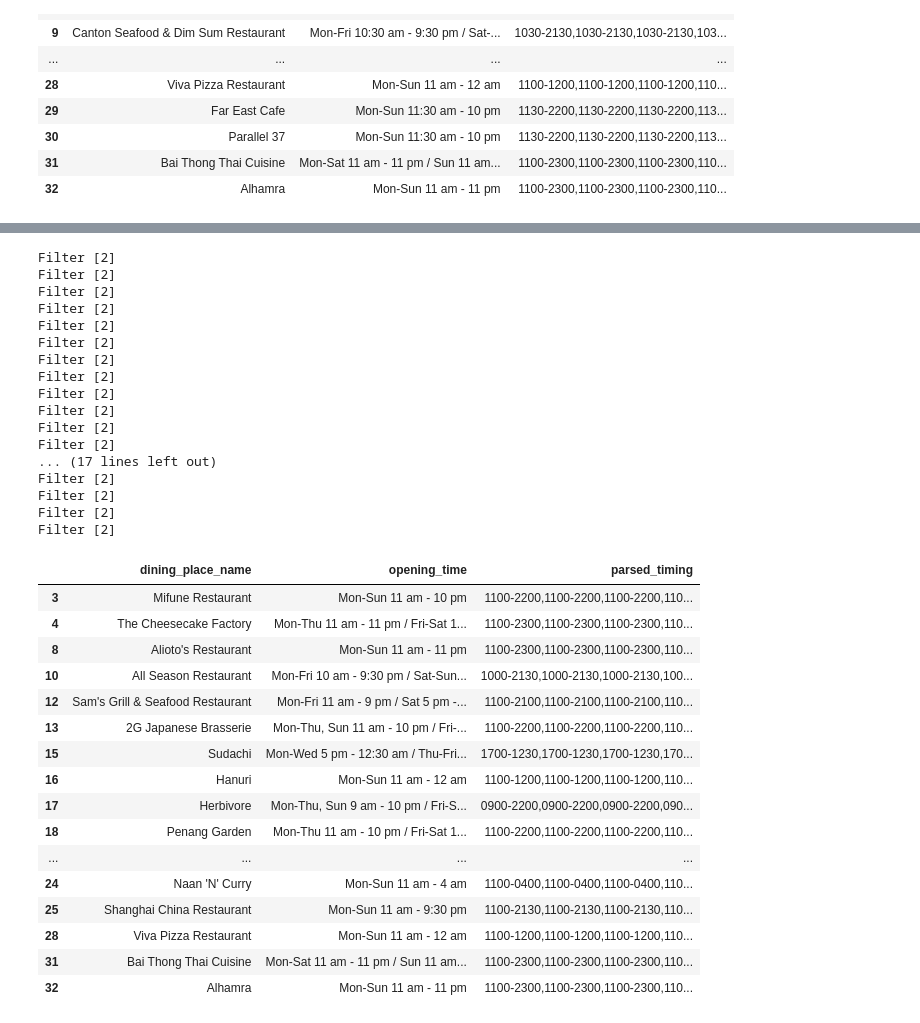
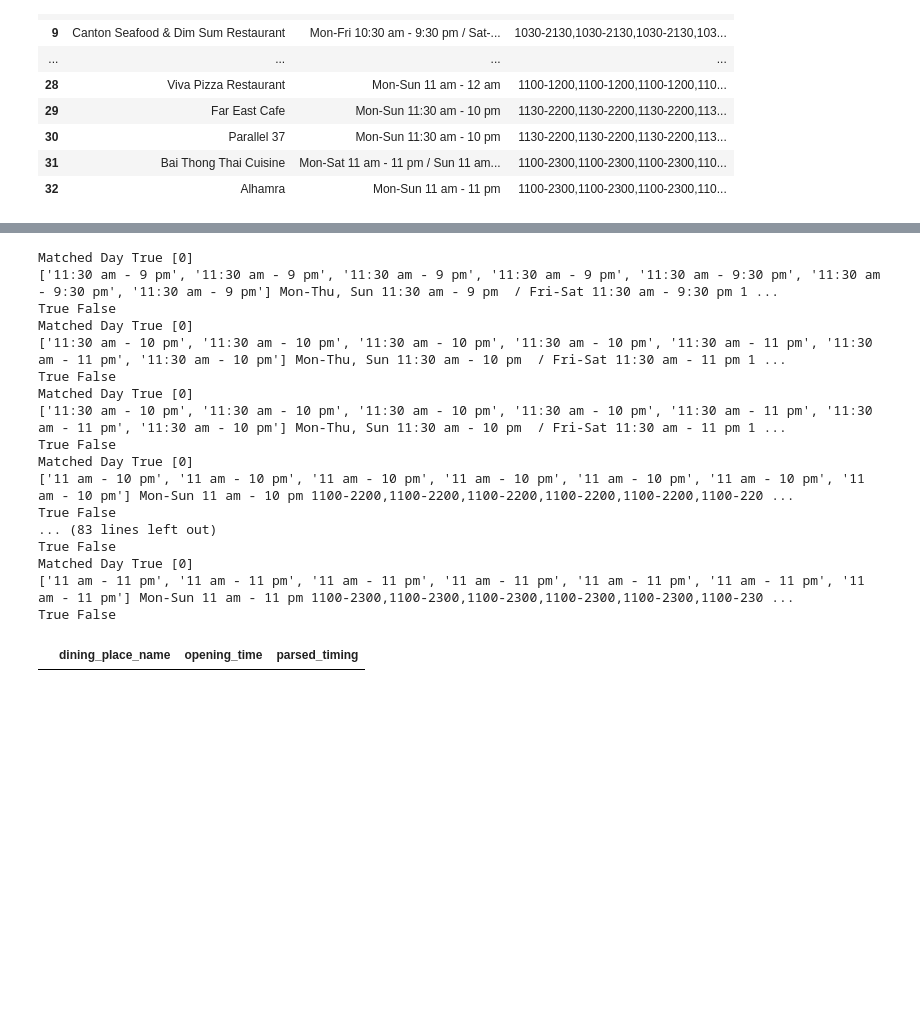
Before and after one commit to tsoonjin/restaurant_status, a Jupyter notebook: Res.ipynb, the cells around one changed output, grey strips where cells are left out. Cells and saved outputs as stored; diff of their text form; code cells hidden in the pictures; blank space fills up the shorter version.

Commit message:
Add what's open now

```diff
--- a/Res.ipynb
+++ b/Res.ipynb
@@ -97,6 +98,8 @@ def process_section(section, opening_time):
             start_idx = dow_map.index(days[0].lower())
             end_idx = dow_map.index(days[-1].lower()) + 1
             opening_time[start_idx:end_idx] = [operating_time] * (end_idx - start_idx)
+        elif operating_time:
+            opening_time[dow_map.index(days[0].lower())] = operating_time
     return opening_time
 
 
@@ -141,8 +144,14 @@ day_selector = widgets.SelectMultiple(
 )
 start_time_picker = ipydatetime.TimePicker()
 end_time_picker = ipydatetime.TimePicker()
+is_open_now = widgets.Checkbox(
+    value=False,
+    description="Show me what's open now",
+    disabled=False,
+    indent=False
+)
 
-
+is_open_now
 day_selector
 start_time_picker
 end_time_picker
@@ -165,18 +177,26 @@ filtered_end_time
 # %%
-def filter_row(row, filtered_day, start_time, end_time):
+def filter_row(row, is_open_now, filtered_day, start_time, end_time):
+    today = datetime.datetime.today()
+    current_dow = today.weekday()
+    current_time = today.strftime('%H%M')
     timing = row['parsed_timing']
     matched_day = True
     matched_time = True
+    if (is_open_now):
+        filtered_day = [current_dow]
+        start_time = current_time
     if len(filtered_day) > 0:
-        matched_day = len([timing[x] for x in filtered_day if x != '']) == len(filtered_day)
+        open_dining = [timing.split(',')[x] for x in filtered_day]
+        matched_day = '' not in open_dining
+        print('Matched Day', matched_day, filtered_day)
         if (matched_day):
             start_can = True
             end_can = True
-            print("Filter", filtered_day)
             for i in filtered_day:
-                opening_time = timing[i]
+                opening_time = timing.split(',')[i]
                 start = opening_time.split('-')[0]
                 end = opening_time.split('-')[1] if len(opening_time.split('-')) > 1 else ''
+                print(parse_time(row['opening_time']), row['opening_time'], timing, opening_time, start, start_time)
                 if (start_time != '' and start != '' and start_time < start):
                     start_can =  False
                 if (end_time != '' and end != '' and end_time > end):
@@ -184,42 +204,27 @@ def filter_row(row, filtered_day, start_time, end_time):
             matched_time = start_can and end_can
         else:
             return False
+    print(matched_day, matched_time)
     return matched_day and matched_time
 # %%
-filtered_rows = df.apply(lambda x: filter_row(x, filtered_day, filtered_start_time, filtered_end_time), axis=1)
+filtered_rows = df.apply(lambda x: filter_row(x, is_open_now.value, filtered_day, filtered_start_time, filtered_end_time), axis=1)
 df[filtered_rows]
 # %% [output]
-Filter [2]
-Filter [2]
-Filter [2]
-Filter [2]
-Filter [2]
-Filter [2]
-Filter [2]
-Filter [2]
-Filter [2]
-Filter [2]
-Filter [2]
-Filter [2]
-... (17 lines left out)
-Filter [2]
-Filter [2]
-Filter [2]
-Filter [2]
+Matched Day True [0]
+['11:30 am - 9 pm', '11:30 am - 9 pm', '11:30 am - 9 pm', '11:30 am - 9 pm', '11:30 am - 9:30 pm', '11:30 am - 9:30 pm', '11:30 am - 9 pm'] Mon-Thu, Sun 11:30 am - 9 pm  / Fri-Sat 11:30 am - 9:30 pm 1 ...
+True False
+Matched Day True [0]
+['11:30 am - 10 pm', '11:30 am - 10 pm', '11:30 am - 10 pm', '11:30 am - 10 pm', '11:30 am - 11 pm', '11:30 am - 11 pm', '11:30 am - 10 pm'] Mon-Thu, Sun 11:30 am - 10 pm  / Fri-Sat 11:30 am - 11 pm 1 ...
+True False
+Matched Day True [0]
+['11:30 am - 10 pm', '11:30 am - 10 pm', '11:30 am - 10 pm', '11:30 am - 10 pm', '11:30 am - 11 pm', '11:30 am - 11 pm', '11:30 am - 10 pm'] Mon-Thu, Sun 11:30 am - 10 pm  / Fri-Sat 11:30 am - 11 pm 1 ...
+True False
+Matched Day True [0]
+['11 am - 10 pm', '11 am - 10 pm', '11 am - 10 pm', '11 am - 10 pm', '11 am - 10 pm', '11 am - 10 pm', '11 am - 10 pm'] Mon-Sun 11 am - 10 pm 1100-2200,1100-2200,1100-2200,1100-2200,1100-2200,1100-220 ...
+True False
+... (83 lines left out)
+True False
+Matched Day True [0]
+['11 am - 11 pm', '11 am - 11 pm', '11 am - 11 pm', '11 am - 11 pm', '11 am - 11 pm', '11 am - 11 pm', '11 am - 11 pm'] Mon-Sun 11 am - 11 pm 1100-2300,1100-2300,1100-2300,1100-2300,1100-2300,1100-230 ...
+True False
 |  | dining_place_name | opening_time | parsed_timing |
-| 3 | Mifune Restaurant | Mon-Sun 11 am - 10 pm | 1100-2200,1100-2200,1100-2200,110... |
-| 4 | The Cheesecake Factory | Mon-Thu 11 am - 11 pm / Fri-Sat 1... | 1100-2300,1100-2300,1100-2300,110... |
-| 8 | Alioto's Restaurant | Mon-Sun 11 am - 11 pm | 1100-2300,1100-2300,1100-2300,110... |
-| 10 | All Season Restaurant | Mon-Fri 10 am - 9:30 pm / Sat-Sun... | 1000-2130,1000-2130,1000-2130,100... |
-| 12 | Sam's Grill & Seafood Restaurant | Mon-Fri 11 am - 9 pm / Sat 5 pm -... | 1100-2100,1100-2100,1100-2100,110... |
-| 13 | 2G Japanese Brasserie | Mon-Thu, Sun 11 am - 10 pm / Fri-... | 1100-2200,1100-2200,1100-2200,110... |
-| 15 | Sudachi | Mon-Wed 5 pm - 12:30 am / Thu-Fri... | 1700-1230,1700-1230,1700-1230,170... |
-| 16 | Hanuri | Mon-Sun 11 am - 12 am | 1100-1200,1100-1200,1100-1200,110... |
-| 17 | Herbivore | Mon-Thu, Sun 9 am - 10 pm / Fri-S... | 0900-2200,0900-2200,0900-2200,090... |
-| 18 | Penang Garden | Mon-Thu 11 am - 10 pm / Fri-Sat 1... | 1100-2200,1100-2200,1100-2200,110... |
-| ... | ... | ... | ... |
-| 24 | Naan 'N' Curry | Mon-Sun 11 am - 4 am | 1100-0400,1100-0400,1100-0400,110... |
-| 25 | Shanghai China Restaurant | Mon-Sun 11 am - 9:30 pm | 1100-2130,1100-2130,1100-2130,110... |
-| 28 | Viva Pizza Restaurant | Mon-Sun 11 am - 12 am | 1100-1200,1100-1200,1100-1200,110... |
-| 31 | Bai Thong Thai Cuisine | Mon-Sat 11 am - 11 pm / Sun 11 am... | 1100-2300,1100-2300,1100-2300,110... |
-| 32 | Alhamra | Mon-Sun 11 am - 11 pm | 1100-2300,1100-2300,1100-2300,110... |
```
Also changed, not shown: parts of 3 cells of this notebook.
